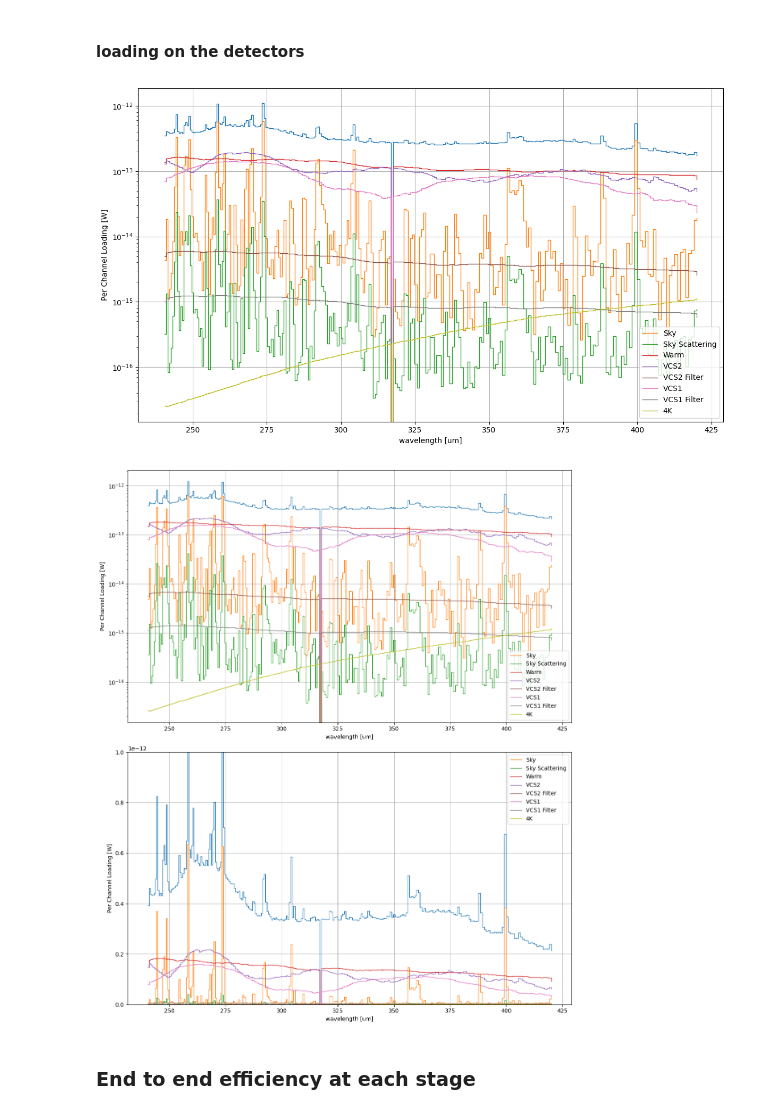
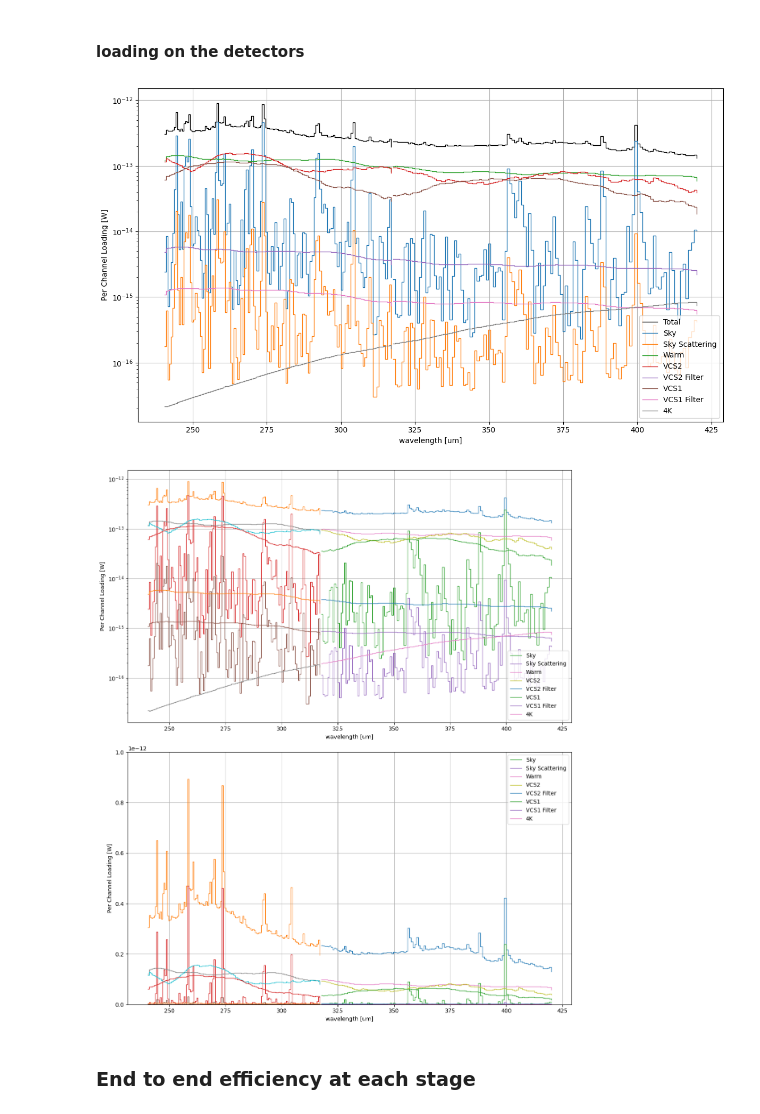
Before and after one commit to tim-balloon/tim-inst_modl, a Jupyter notebook: Spectral_loading_model/Spectral_loading.ipynb, the cells around one changed output. Cells and saved outputs as stored; diff of their text form; code cells hidden in the pictures.

```diff
--- a/Spectral_loading_model/Spectral_loading.ipynb
+++ b/Spectral_loading_model/Spectral_loading.ipynb
@@ -446,12 +452,13 @@ def ruze_loss(eps=5e-6,spill=0):
 # temperature
 Tprimary = 260
 Tvcs2    = 175
-Tvcs2f1  = 230
+Tvcs2f1  = 250
 Tvcs1    = 70
-Tvcs1f1  = 100
+Tvcs1f1  = 120
 
 Tcold   = 5.0
 Tcoldf1 = 10
+
 Tfpu    = 0.25
 
 
@@ -551,12 +575,13 @@ stack = OpticalStack(layers,sources)
 # %%
-v_min = c/530e-6
+v_min = c/500e-6
 v_max = c/200e-6
 v_n   = 10000
 
 v = np.linspace(v_min, v_max, v_n)
 
 lamb = c/v
-eff = stack.eff_cal(v)
+effLW = stackLW.eff_cal(v)
+effSW = stackSW.eff_cal(v)
 # %% [markdown]
 #### Radiance across the band
 # %%
@@ -588,8 +620,9 @@ plt.tight_layout()
 # %%
 plt.figure(figsize=(8,6), dpi=100)
 
-for i,source in enumerate(stack.sources):
-    plt.plot(lamb/1e-6, stack.efficiency[i], label=source.name)
+for i,source in enumerate(stackLW.sources):
+    plt.plot(lamb/1e-6, stackLW.efficiency[i], label=source.name)
+    plt.plot(lamb/1e-6, stackSW.efficiency[i], label=source.name)
 
 plt.xlim([150,500])
 plt.yscale("log")
@@ -659,10 +697,15 @@ Text(0.5, 0, 'Wavelength [um]')
 # %%
 fig,axs = plt.subplots(1,1,figsize=(12,7), dpi=100)
 
-plt.step(c/detectors[:-1]*1e6, stack.loading(c/lamb, bandpass=pixelBandpass), lw=1)
+plt.step(c/LWdetectors[:-1]*1e6, stackLW.loading(c/lamb, bandpass=LWbandpass), lw=1, c='k',label='Total')
+plt.step(c/SWdetectors[:-1]*1e6, stackSW.loading(c/lamb, bandpass=SWbandpass), lw=1, c='k')
+
 
 for source in sources[:-2]:
-    plt.step(c/detectors[:-1]*1e6, stack.loading(c/lamb, bandpass=pixelBandpass, source=source), label=source.name)
+    lines = plt.step(c/LWdetectors[:-1]*1e6, stackLW.loading(c/lamb, bandpass=LWbandpass, source=source), label=source.name)
+    linecolor = lines[0].get_color()
+    plt.step(c/SWdetectors[:-1]*1e6, stackSW.loading(c/lamb, bandpass=SWbandpass, source=source), c=linecolor )
+
 
 plt.xlabel('wavelength [um]')
 plt.ylabel('Per Channel Loading [W]')
@@ -671,43 +714,47 @@ plt.yscale("log")
 plt.legend()
 plt.grid()
 
-
-
 plt.tight_layout()
 
 plt.show()
 # %% [output]
-[figure, old version]
+[figure, new version]
 # %%
 fig,axs = plt.subplots(2,1,figsize=(12,14), dpi=100)
 
-axs[0].step(c/detectors[:-1]*1e6, stack.loading(c/lamb, bandpass=pixelBandpass), lw=1)
-axs[1].step(c/detectors[:-1]*1e6, stack.loading(c/lamb, bandpass=pixelBandpass), lw=1)
+axs[0].step(c/LWdetectors[:-1]*1e6, stackLW.loading(c/lamb, bandpass=LWbandpass), lw=1)
+axs[0].step(c/SWdetectors[:-1]*1e6, stackSW.loading(c/lamb, bandpass=SWbandpass), lw=1)
+
+axs[1].step(c/LWdetectors[:-1]*1e6, stackLW.loading(c/lamb, bandpass=LWbandpass), lw=1)
+axs[1].step(c/SWdetectors[:-1]*1e6, stackSW.loading(c/lamb, bandpass=SWbandpass), lw=1)
 
 for source in sources[:-2]:
-    axs[0].step(c/detectors[:-1]*1e6, stack.loading(c/lamb, bandpass=pixelBandpass, source=source), label=source.name)
-    axs[1].step(c/detectors[:-1]*1e6, stack.loading(c/lamb, bandpass=pixelBandpass, source=source), label=source.name)
+    axs[0].step(c/LWdetectors[:-1]*1e6, stackLW.loading(c/lamb, bandpass=LWbandpass, source=source), label=source.name)
+    axs[0].step(c/SWdetectors[:-1]*1e6, stackSW.loading(c/lamb, bandpass=SWbandpass, source=source), )
+
+    axs[1].step(c/LWdetectors[:-1]*1e6, stackLW.loading(c/lamb, bandpass=LWbandpass, source=source), label=source.name)
+    axs[1].step(c/SWdetectors[:-1]*1e6, stackSW.loading(c/lamb, bandpass=SWbandpass, source=source), )
 
 axs[0].set_xlabel('wavelength [um]')
 axs[0].set_ylabel('Per Channel Loading [W]')
 axs[0].set_yscale("log")
 
 axs[0].legend()
 axs[0].grid()
 
 axs[1].set_xlabel('wavelength [um]')
 axs[1].set_ylabel('Per Channel Loading [W]')
 # axs[1].set_yscale("log")
 axs[1].set_ylim([0,1e-12])
 
 axs[1].legend()
 axs[1].grid()
 
 plt.tight_layout()
 
 plt.show()
 # %% [output]
-[figure, old version]
+[figure, new version]
 # %% [markdown]
 ### End to end efficiency at each stage
 # %%
```
Also changed, not shown: parts of 15 cells of this notebook, 1 other file.
